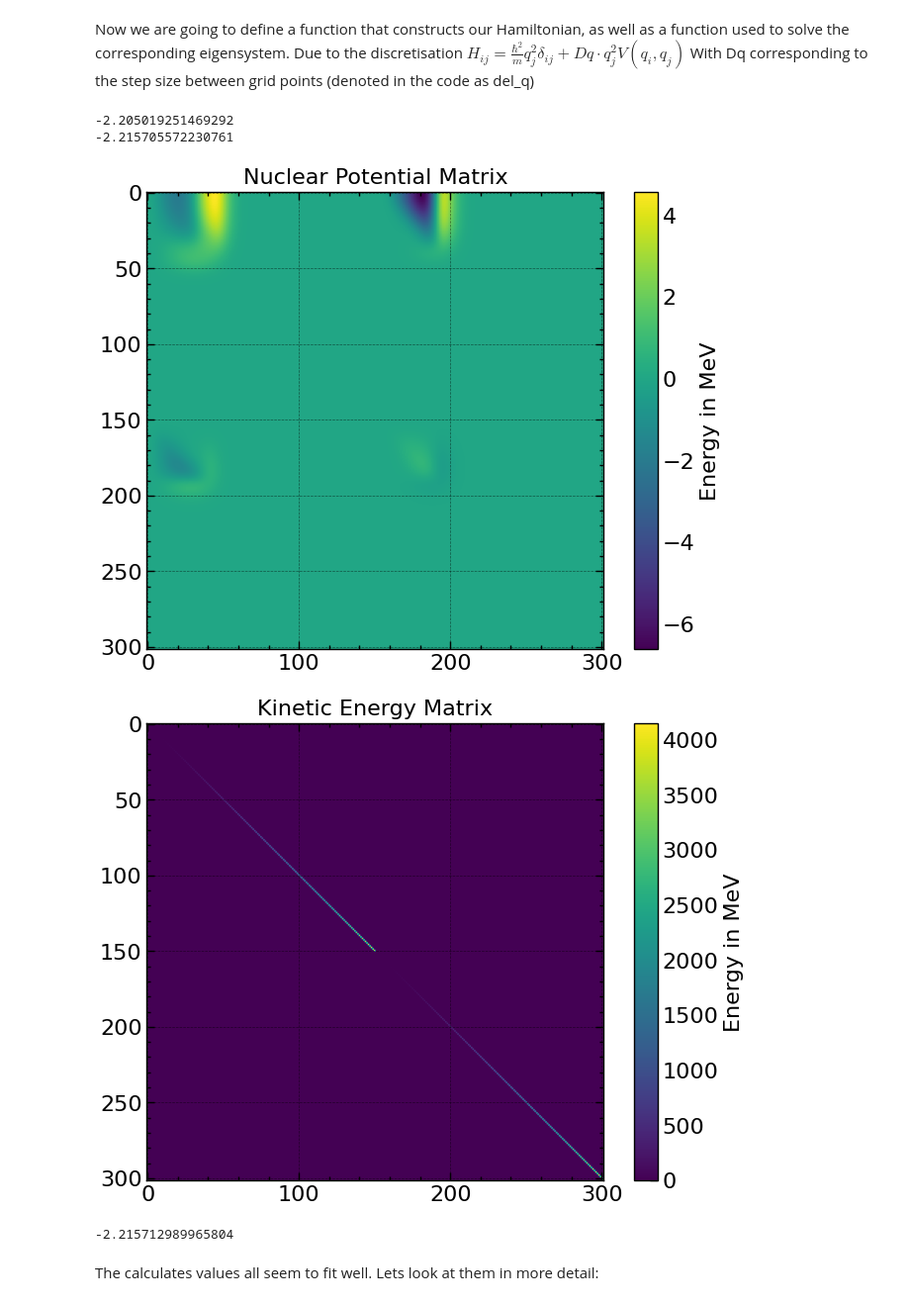
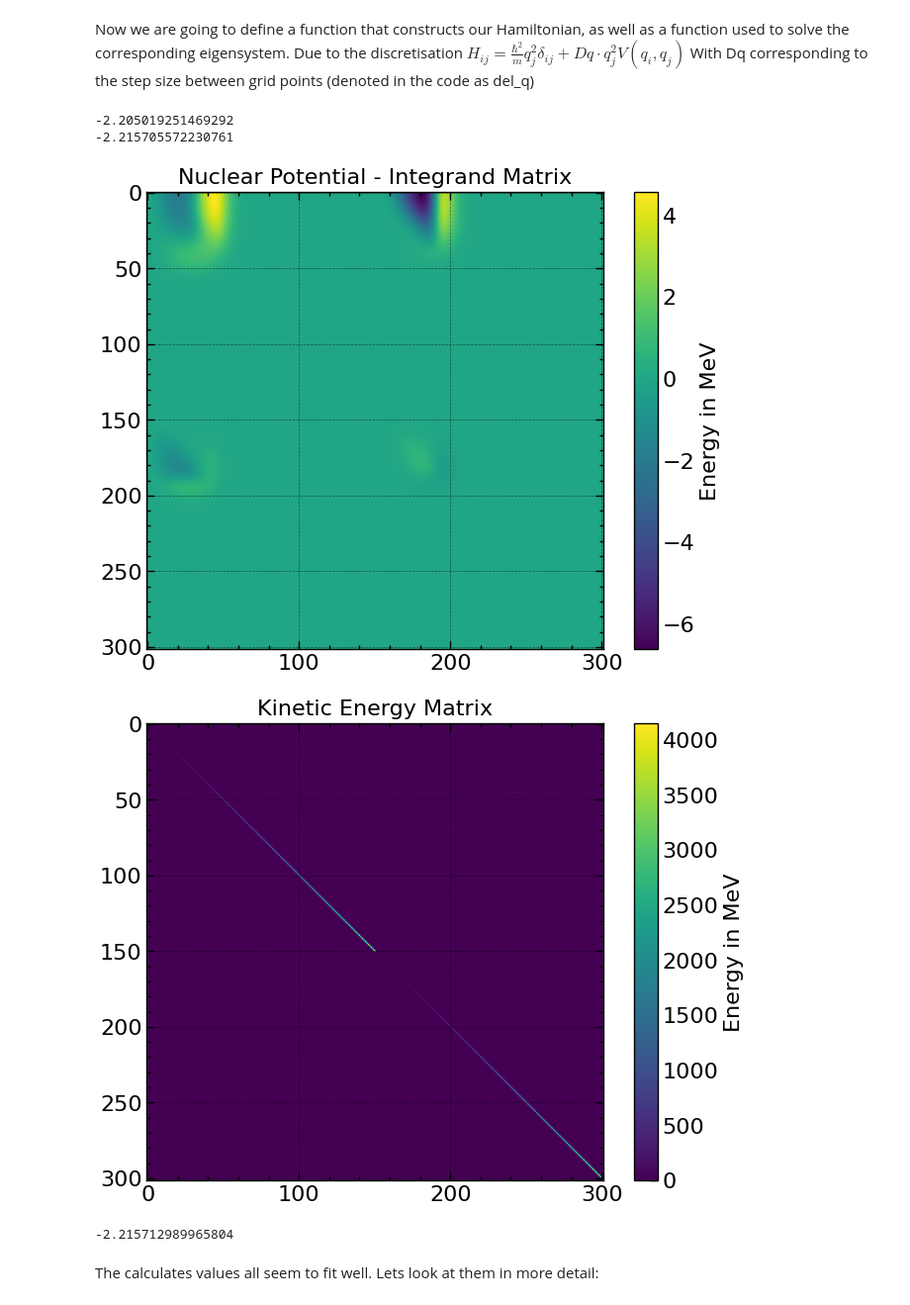
Before and after one commit to elanikum/comp_nuclear_structure_physics2025, a Jupyter notebook: deuteron_gs.ipynb, the cells around one changed output. Shown at 99% size. Drawn from its saved outputs; the diff is of its cells as text; code cells hidden in the pictures.

```diff
--- a/deuteron_gs.ipynb
+++ b/deuteron_gs.ipynb
@@ -598,20 +605,6 @@ def create_hamiltonian_momentum(grid_files_arr, grid_size, plotting = None):
     v_NN = np.block([[grid_files_arr[0], grid_files_arr[1]], [grid_files_arr[2], grid_files_arr[3]]]).astype(float)
 
     t_rel = np.eye(v_NN.shape[0])
-
-    # # Depending on the grid size, create the q array (as found in the data files)
-    # # q_max = 10 fm**(-1) for all grid sizes rendering the step size dependent on the grid size
-    # if grid_size == 50:
-    #     q = np.arange(0, 10 + 0.2, 0.2)
-    # elif grid_size == 100:
-    #     q = np.arange(0, 10 + 0.1, 0.1)
-    # elif grid_size == 150:
-    #     q = np.arange(0, 10 + 0.06666666666666667, 0.06666666666666667)
-    # else:
-    #     raise ValueError("Invalid grid size")
-
-    # # del_q is the step size in q
-    # del_q = q[1] - q[0]
 
     if grid_size == 50:
         del_q = 0.2
@@ -640,7 +633,7 @@ def create_hamiltonian_momentum(grid_files_arr, grid_size, plotting = None):
         # Plot the potential energy matrix (discrete integrand)
         plt.imshow(v_NN)
         plt.colorbar(label = "Energy in MeV")
-        plt.title("Nuclear Potential Matrix")
+        plt.title("Nuclear Potential - Integrand Matrix")
         plt.show()
 
         # Plot the kinetic energy matrix
@@ -657,34 +650,35 @@ def solve_eigensystem_momentum(grid_files_arr, grid_size, plotting = None):
     Args:
         grid_files_arr (array): array containing 4 dataframes where each dataframe represents a submatrix of the Hamiltonian matrix
         grid_size (integer): denotes the grid size used to create the data to be used in the Hamiltonian matrix. This is not the size of the Hamiltonian matrix!
         plotting (boolean, optional): Plots matrices if set to true. Defaults to None.
 
     Returns:
         float: The lowest eigenvalue of the Hamiltonian matrix corresponding to the calculated ground state energy.
     """
     H = create_hamiltonian_momentum(grid_files_arr, grid_size, plotting)
 
     w, v = np.linalg.eig(H)
 
     w = np.sort(w)
 
     return w[0]
+# create_hamiltonian_momentum(shrink_grid(grid050, 10, plotting = True), 50, plotting = True)
 
 # Solve the eigensystem of the Hamiltonian matrix for the chi2bM3A potential and the 50x50 grid
 gsE = solve_eigensystem_momentum(grid050, 50, plotting = False)
 print(gsE)
 
 # Solve the eigensystem of the Hamiltonian matrix for the chi2bM3A potential and the 100x100 grid
 gsE = solve_eigensystem_momentum(grid100, 100, plotting = False)
 print(gsE)
 
 # Solve the eigensystem of the Hamiltonian matrix for the chi2bM3A potential and the 150x150 grid
 gsE = solve_eigensystem_momentum(grid150, 150, plotting = True)
 print(gsE)
 # %% [output]
 -2.205019251469292
 -2.215705572230761
-[figure, old version]
+[figure, new version]
 [figure]
 -2.215712989965804
 # %% [markdown]
```
Also changed, not shown: parts of 15 cells of this notebook.
